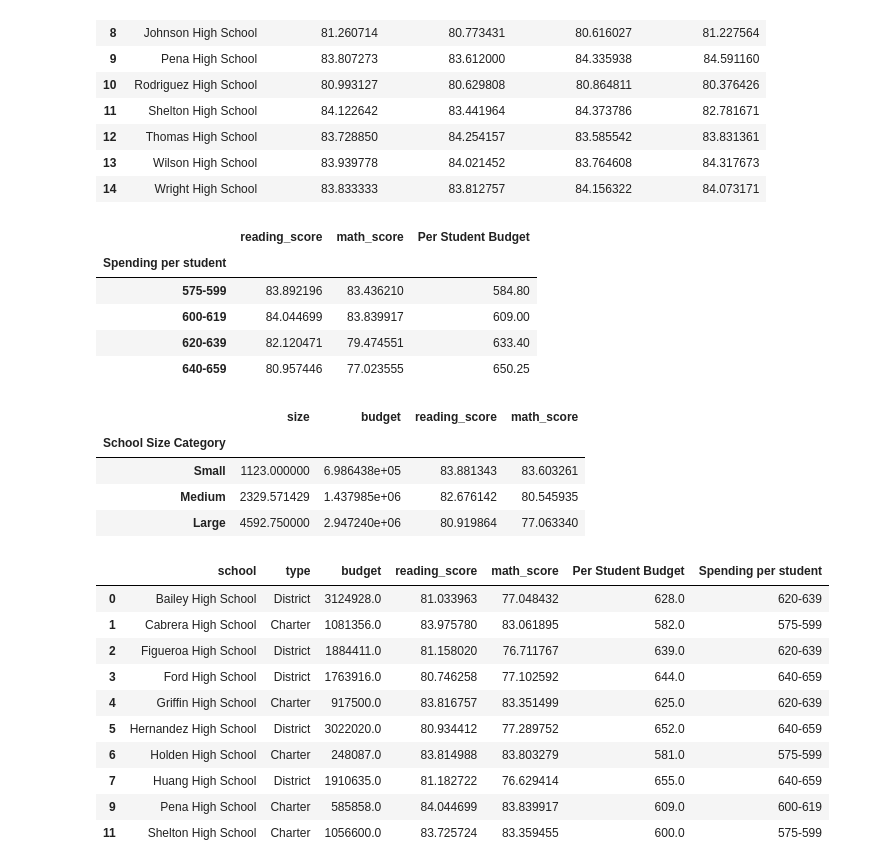
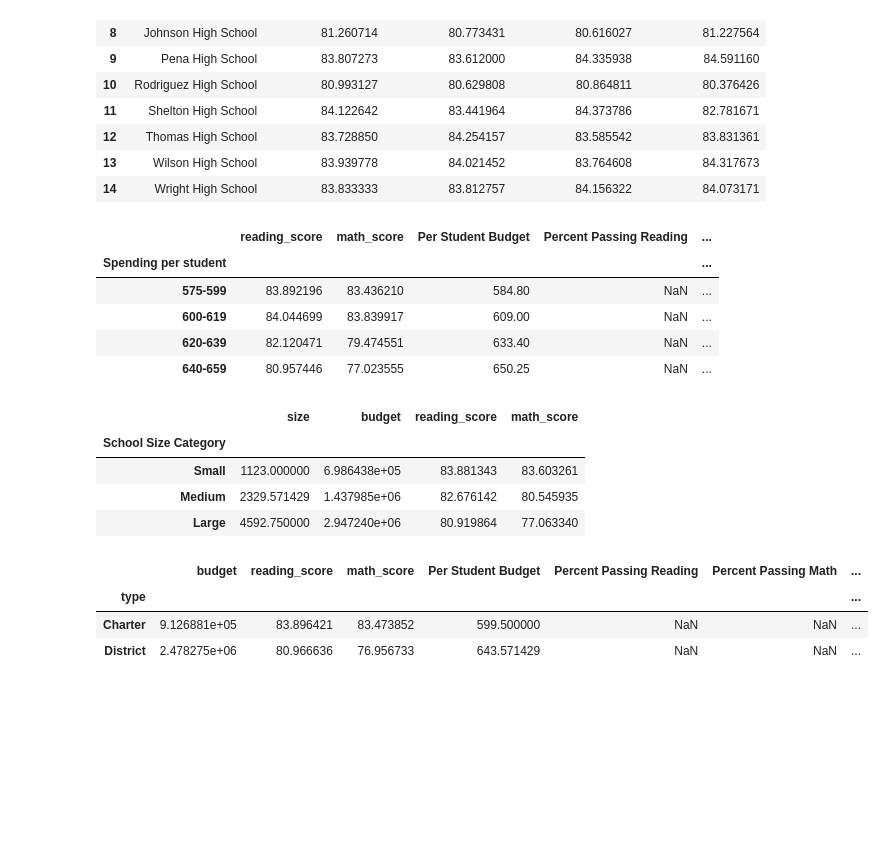
Before and after one commit to ehyoder/Academy_of_Py_Homework, a Jupyter notebook: Academy_of_Py_Beth_Yoder.ipynb, the cells around one changed output. Saved outputs shown, nothing was run; the diff lists cells and outputs as text; code cells hidden in the pictures; blank space fills up the shorter version.

```diff
--- a/Academy_of_Py_Beth_Yoder.ipynb
+++ b/Academy_of_Py_Beth_Yoder.ipynb
@@ -180,14 +138,16 @@ school_summary_table_df
 # %%
-# Create a new column called percent passing reading
-#percent_passing_reading_school = school_summary_table_df[school_summary_table_df["reading_score"]>= 70].count
-
-# Create a new column called percent passing math
-
 # Create a new column called "Per Student Budget" and add to existing dataframe
 school_summary_table_df["Per Student Budget"] = school_summary_table_df["budget"]/school_summary_table_df["size"]
 school_summary_table_df
 
-# Create a new column called "Overall Passing Rate"
+# Create a new column called percent passing reading
+school_summary_table_df["Percent Passing Reading"] = np.nan
+
+# Create a new column called "Percent Passing Math" and add to existing dataframe
+school_summary_table_df["Percent Passing Math"] = np.nan
+
+# Create a new column called "Overall Passing Rate" and add to existing dataframe
 #school_passing_rate = school_summary_table_df([percent_passing_math]+[percent_passing_reading]).mean()
-#school_summary_table_df["Overall Passing Rate"] = school_passing_rate
+school_summary_table_df["Overall Passing Rate"] = np.nan
+school_summary_table_df
 # %% [output]
@@ -322,12 +272,12 @@ school_summary_table_reduced_df = school_summary_table_df.drop("budget", axis =
 school_spending_group = school_summary_table_reduced_df.groupby("Spending per student")
 school_spending_group.mean()
 # %% [output]
-|  | reading_score | math_score | Per Student Budget |
-| Spending per student |  |  |  |
-| 575-599 | 83.892196 | 83.436210 | 584.80 |
-| 600-619 | 84.044699 | 83.839917 | 609.00 |
-| 620-639 | 82.120471 | 79.474551 | 633.40 |
-| 640-659 | 80.957446 | 77.023555 | 650.25 |
+|  | reading_score | math_score | Per Student Budget | Percent Passing Reading | ... |
+| Spending per student |  |  |  |  | ... |
+| 575-599 | 83.892196 | 83.436210 | 584.80 | NaN | ... |
+| 600-619 | 84.044699 | 83.839917 | 609.00 | NaN | ... |
+| 620-639 | 82.120471 | 79.474551 | 633.40 | NaN | ... |
+| 640-659 | 80.957446 | 77.023555 | 650.25 | NaN | ... |
 # %%
 # drop columns to get the right df , need to do it before
 
@@ -348,16 +298,9 @@ school_size_categories.mean()
 # %%
 #Scores by School type
 school_type_categories = school_summary_table_df.groupby("type")
-school_type_categories.head()
+school_type_categories.mean()
 # %% [output]
-|  | school | type | budget | reading_score | math_score | Per Student Budget | Spending per student |
-| 0 | Bailey High School | District | 3124928.0 | 81.033963 | 77.048432 | 628.0 | 620-639 |
-| 1 | Cabrera High School | Charter | 1081356.0 | 83.975780 | 83.061895 | 582.0 | 575-599 |
-| 2 | Figueroa High School | District | 1884411.0 | 81.158020 | 76.711767 | 639.0 | 620-639 |
-| 3 | Ford High School | District | 1763916.0 | 80.746258 | 77.102592 | 644.0 | 640-659 |
-| 4 | Griffin High School | Charter | 917500.0 | 83.816757 | 83.351499 | 625.0 | 620-639 |
-| 5 | Hernandez High School | District | 3022020.0 | 80.934412 | 77.289752 | 652.0 | 640-659 |
-| 6 | Holden High School | Charter | 248087.0 | 83.814988 | 83.803279 | 581.0 | 575-599 |
-| 7 | Huang High School | District | 1910635.0 | 81.182722 | 76.629414 | 655.0 | 640-659 |
-| 9 | Pena High School | Charter | 585858.0 | 84.044699 | 83.839917 | 609.0 | 600-619 |
-| 11 | Shelton High School | Charter | 1056600.0 | 83.725724 | 83.359455 | 600.0 | 575-599 |
+|  | budget | reading_score | math_score | Per Student Budget | Percent Passing Reading | Percent Passing Math | ... |
+| type |  |  |  |  |  |  | ... |
+| Charter | 9.126881e+05 | 83.896421 | 83.473852 | 599.500000 | NaN | NaN | ... |
+| District | 2.478275e+06 | 80.966636 | 76.956733 | 643.571429 | NaN | NaN | ... |
```
Also changed, not shown: parts of 11 cells of this notebook.
